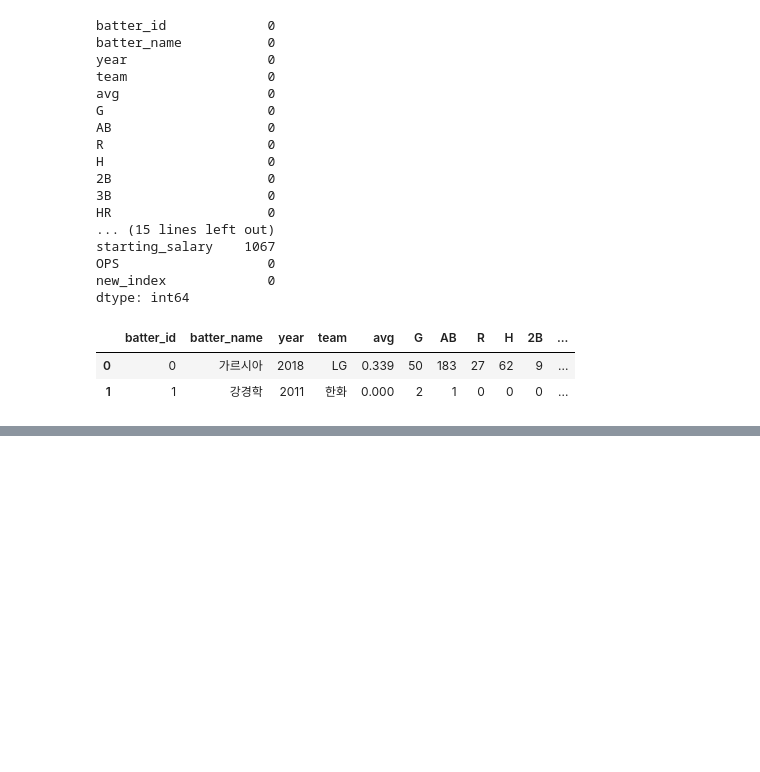
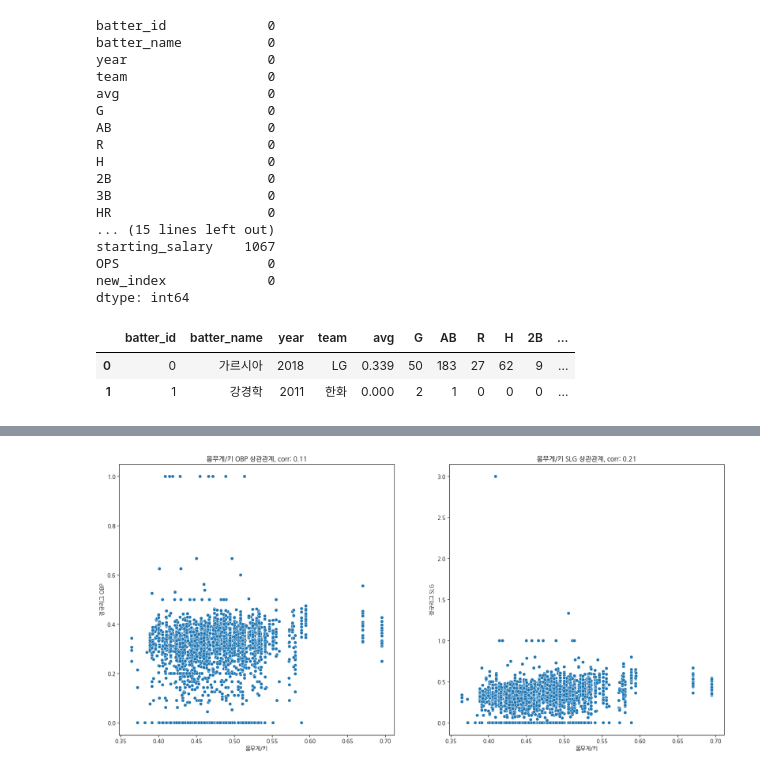
Before and after one commit to dlsdud9098/kbo_ops_predict, a Jupyter notebook: main.ipynb, the cells around one changed output, grey strips where cells are left out. Drawn from its saved outputs; the diff is of its cells as text; code cells hidden in the pictures; blank space fills up the shorter version.

```diff
--- a/main.ipynb
+++ b/main.ipynb
@@ -959,0 +980,37 @@ dtype: int64
+# %%
+'''
+키 대비 몸무게 계산
+높다면 몸무게가 무거워 힘이 세고, 적으면 그만큼 가벼워 스피드가 빠를 것이라 예상
+힘은 연관된 장타율과, 스피드는 연관된 출루율과 상관관계를 분석
+'''
+
+# 키와 몸무게를 분리
+regular_season['height'] = regular_season['height/weight'].apply(lambda x: int(re.findall('\d+', x.split('/')[0])[0]))
+regular_season['weight'] = regular_season['height/weight'].apply(lambda x: int(re.findall('\d+', x.split('/')[1])[0]))
+
+# 키 대비 몸무게
+regular_season['weight_per_height'] = regular_season['weight'] / regular_season['height']
+
+plt.figure(figsize=(20,9))
+plt.subplot(1,2,1)
+
+obp_weight_corr = regular_season['weight_per_height'].corr(regular_season['OBP'])
+slg_weight_corr = regular_season['weight_per_height'].corr(regular_season['SLG'])
+
+sns.scatterplot(x = regular_season['weight_per_height'], y = regular_season['OBP'])
+plt.title('몸무게/키 OBP 상관관계, corr: '+str(round(obp_weight_corr, 2)))
+plt.ylabel('정규리그 OBP')
+plt.xlabel('몸무게/키')
+
+plt.subplot(1,2,2)
+sns.scatterplot(x = regular_season['weight_per_height'], y = regular_season['SLG'])
+plt.title('몸무게/키 SLG 상관관계, corr: '+str(round(slg_weight_corr, 2)))
+plt.ylabel('정규리그 SLG')
+plt.xlabel('몸무게/키')
+plt.show()
+
+'''
+선형적인 모습이 나오지 않는 것을 보아 상관관계는 없는 것 같다.
+''';
+# %% [output]
+[figure, added]
```
Also changed, not shown: parts of 7 cells of this notebook, 2 other files.
